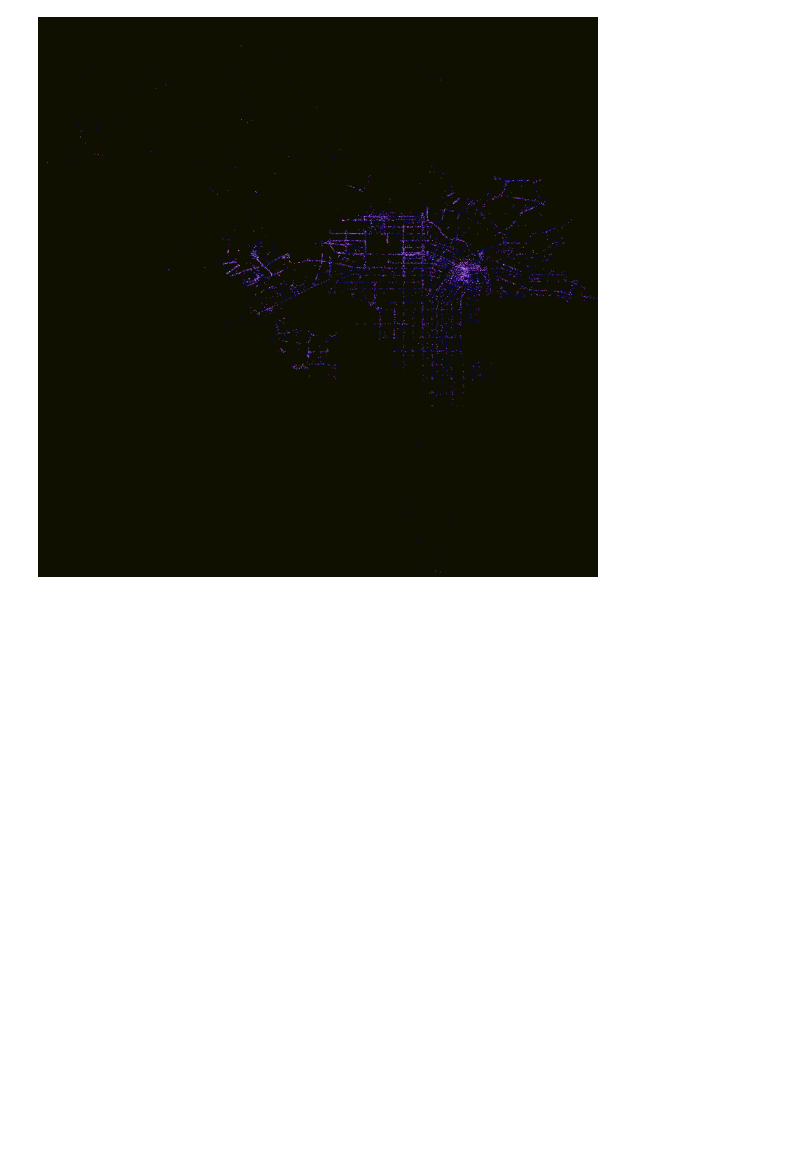
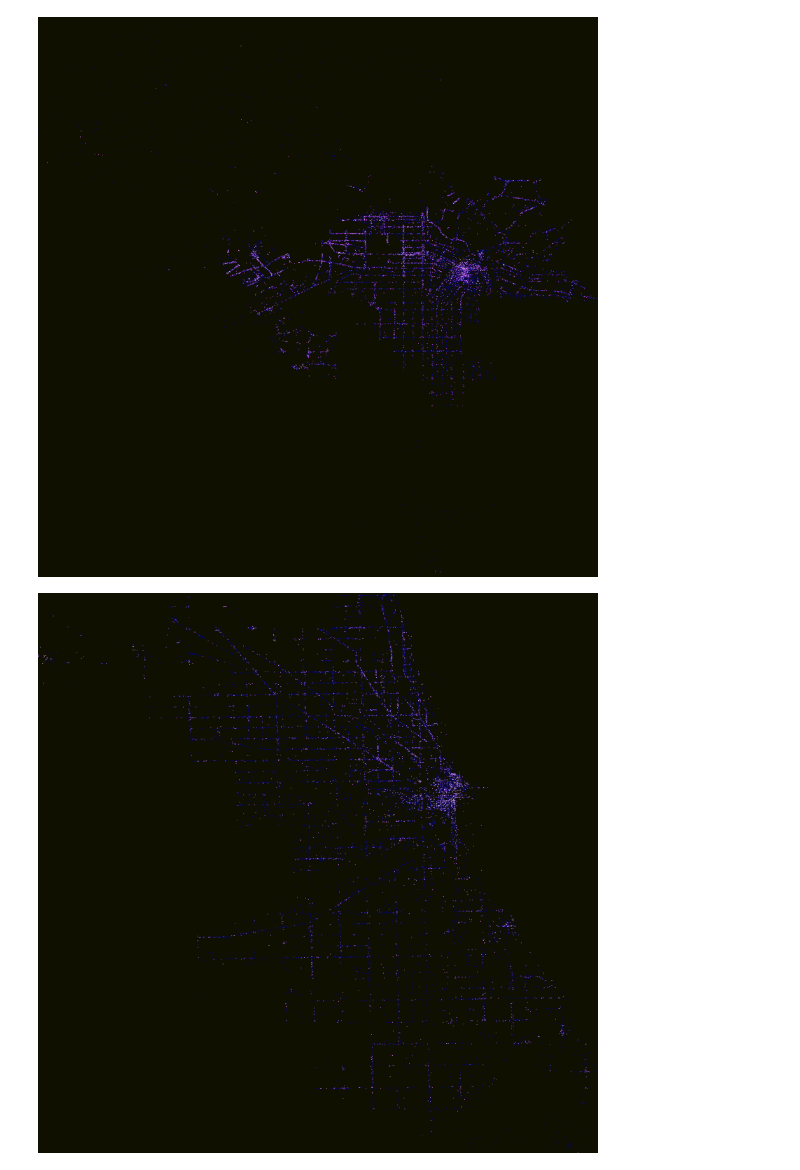
Before and after one commit to asrenninger/philamonitor, a Jupyter notebook: python/query.ipynb, the cells around one changed output. Saved outputs shown, nothing was run; the diff lists cells and outputs as text; code cells hidden in the pictures; blank space fills up the shorter version.

Commit message:
Querying

```diff
--- a/python/query.ipynb
+++ b/python/query.ipynb
@@ -91,3 +91,40 @@ img = tf.set_background(img, "#101000")
 img
 # %% [output]
 [figure]
+# %%
+query = """
+    SELECT longitude, latitude
+    FROM `tidal-digit-291220.safegraph.places`
+    WHERE city = 'Chicago' AND region = 'IL'
+        """
+# %%
+df = bqclient.query(query).result().to_dataframe()
+# %%
+X, Y = lnglat_to_meters(df['longitude'], df['latitude'])
+
+df['X'] = X
+df['Y'] = Y
+# %%
+df['outlier_x'] = pd.qcut(df.X, 100, labels=False)
+df['outlier_y'] = pd.qcut(df.Y, 100, labels=False)
+
+
+for i in np.arange(1, 10):
+    df = df[(df['X']!=df['X'].min()) & (df['Y']!=df['Y'].min())]
+    df = df[(df['X']!=df['X'].max()) & (df['Y']!=df['Y'].max())]
+
+range_x = (df['X'].min(), df['X'].max())
+range_y = (df['Y'].min(), df['Y'].max())
+
+wi = int(3000)
+hi = int(3000)
+
+cvs = ds.Canvas(plot_width=wi, plot_height=hi, x_range=range_x, y_range=range_y)
+agg = cvs.points(df, "X", "Y", agg=ds.count())
+img = tf.shade(agg, cmap=palette['CET_L7'][20:], how="eq_hist")
+img = tf.spread(img, px=1, how='saturate')
+img = tf.set_background(img, "#101000")
+
+img
+# %% [output]
+[figure, added]
```
